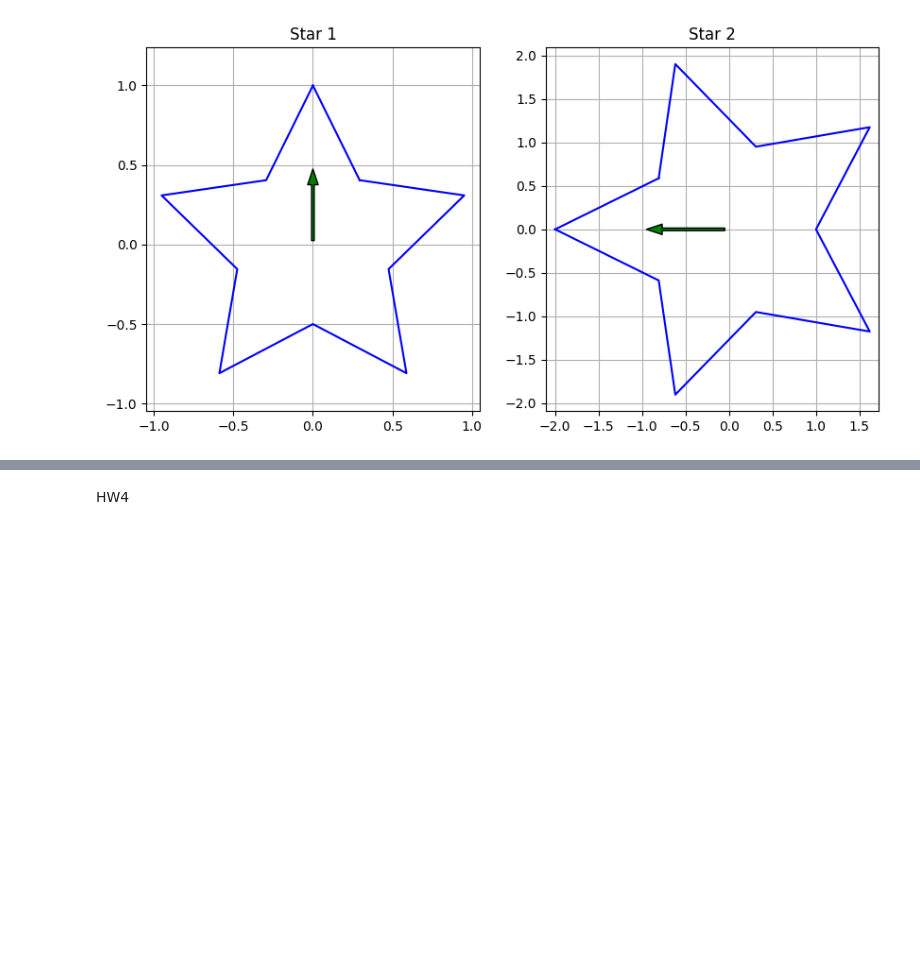
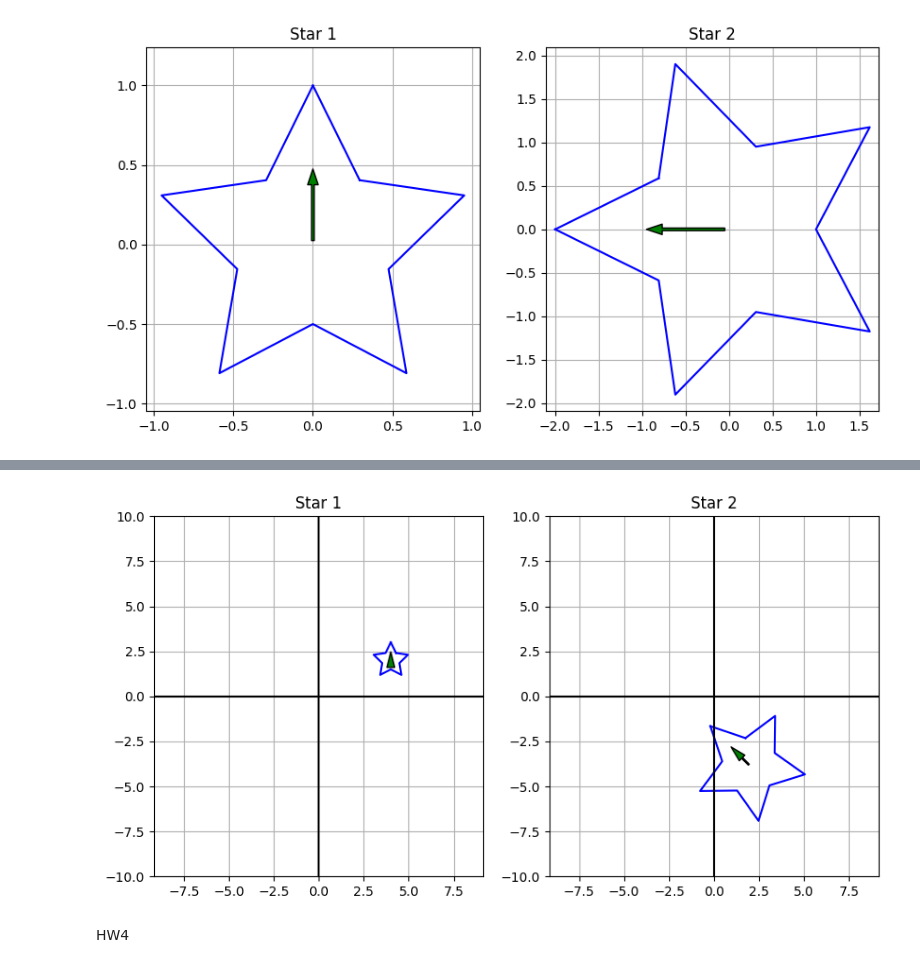
Before and after one commit to Cooper1217/BME3053C-Spring-2025, a Jupyter notebook: HW/All_HWs.ipynb, the cells around one changed output, grey strips where cells are left out. Saved outputs shown, nothing was run; the diff lists cells and outputs as text; code cells hidden in the pictures; blank space fills up the shorter version.

```diff
--- a/HW/All_HWs.ipynb
+++ b/HW/All_HWs.ipynb
@@ -134,0 +149,12 @@ ValueError: matmul: Input operand 1 has a mismatch in its core dimension 0, with
+# %%
+cell_eight = generate_star(center=(4,2), num_points=5, outer_radius=1, inner_radius=0.5, homogeneous=True)
+rotated_eight = rotate(45)
+translated_eight = translate(-2.4,-17)
+scaled_eight = scale(3.1,3.1)
+new_eight = translated_eight @ scaled_eight @ rotated_eight
+new_eight_2 = (new_eight @ cell_eight.T).T
+
+
+
+plot_stars([cell_eight, new_eight_2], True)
+# %% [output]
@@ -135,3 +163,4 @@ ValueError: matmul: Input operand 1 has a mismatch in its core dimension 0, with
+[figure, added]
 # %% [markdown]
 HW4
 # %%
```
Also changed, not shown: parts of 7 cells of this notebook.
